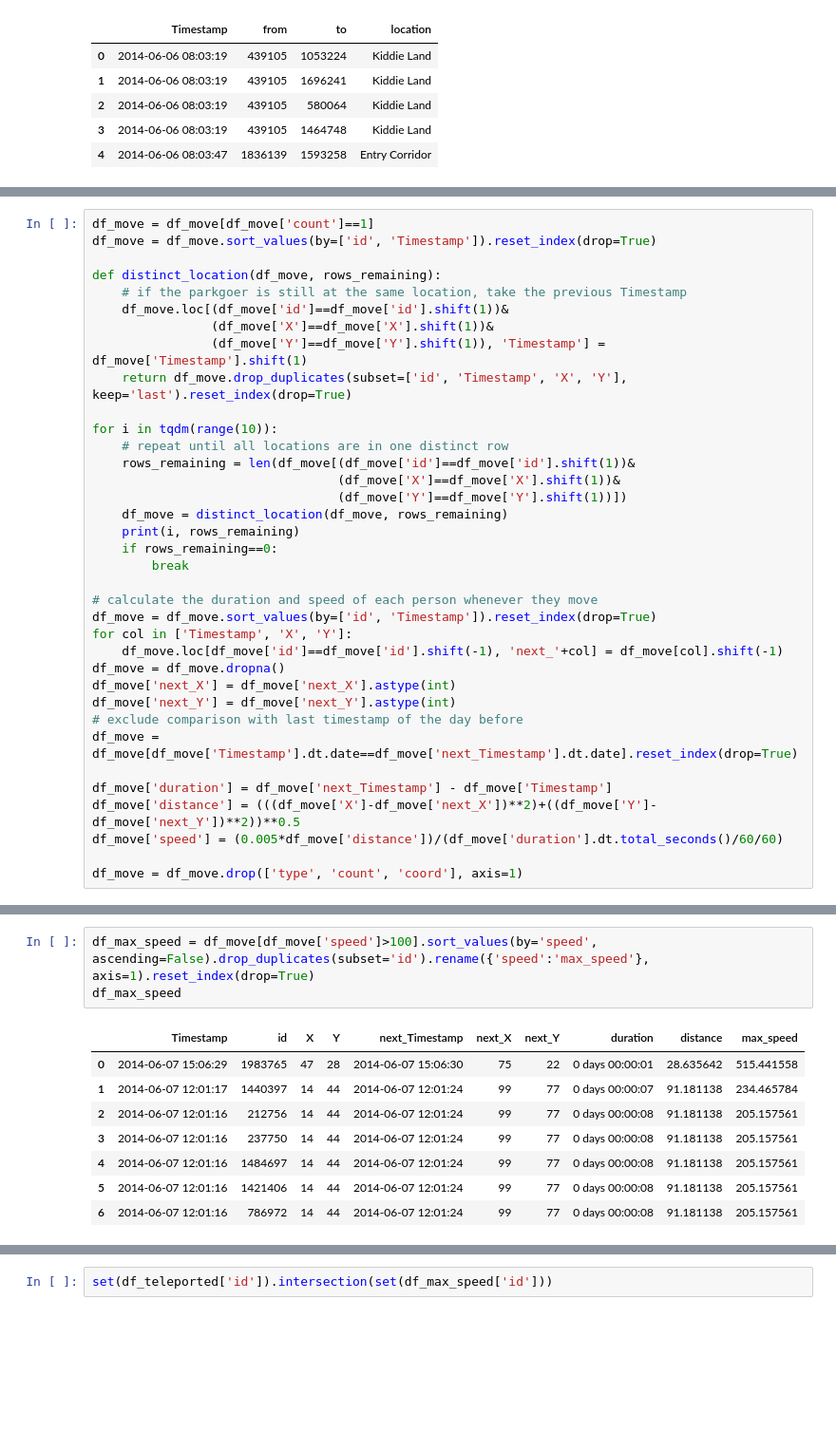
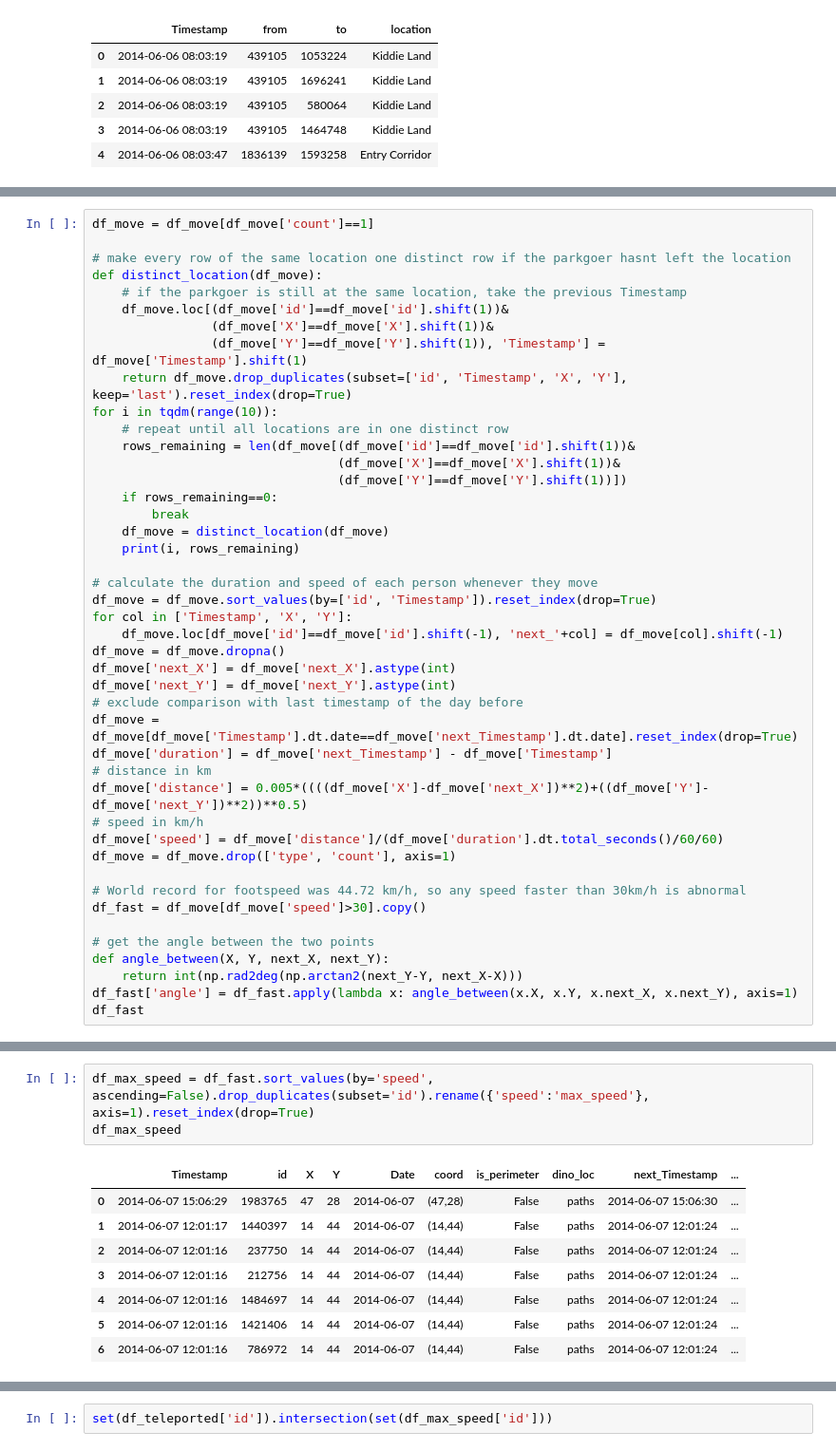
Before and after one commit to chongkairu/dinofunworld, a Jupyter notebook: Topic3_Find_Culprits.ipynb, the cells around one changed output, grey strips where cells are left out. Shown at 95% size. Drawn from its saved outputs; the diff is of its cells as text; blank space fills up the shorter version.

```diff
--- a/Topic3_Find_Culprits.ipynb
+++ b/Topic3_Find_Culprits.ipynb
@@ -118,23 +249,22 @@ array([1983765, 1600469])
 # %%
 df_move = df_move[df_move['count']==1]
-df_move = df_move.sort_values(by=['id', 'Timestamp']).reset_index(drop=True)
 
-def distinct_location(df_move, rows_remaining):
+# make every row of the same location one distinct row if the parkgoer hasnt left the location
+def distinct_location(df_move):
     # if the parkgoer is still at the same location, take the previous Timestamp
     df_move.loc[(df_move['id']==df_move['id'].shift(1))&
                 (df_move['X']==df_move['X'].shift(1))&
                 (df_move['Y']==df_move['Y'].shift(1)), 'Timestamp'] = df_move['Timestamp'].shift(1)
     return df_move.drop_duplicates(subset=['id', 'Timestamp', 'X', 'Y'], keep='last').reset_index(drop=True)
-
 for i in tqdm(range(10)):
     # repeat until all locations are in one distinct row
     rows_remaining = len(df_move[(df_move['id']==df_move['id'].shift(1))&
                                  (df_move['X']==df_move['X'].shift(1))&
                                  (df_move['Y']==df_move['Y'].shift(1))])
-    df_move = distinct_location(df_move, rows_remaining)
-    print(i, rows_remaining)
     if rows_remaining==0:
         break
+    df_move = distinct_location(df_move)
+    print(i, rows_remaining)
 
 # calculate the duration and speed of each person whenever they move
 df_move = df_move.sort_values(by=['id', 'Timestamp']).reset_index(drop=True)
@@ -145,12 +275,21 @@ df_move['next_X'] = df_move['next_X'].astype(int)
 df_move['next_Y'] = df_move['next_Y'].astype(int)
 # exclude comparison with last timestamp of the day before
 df_move = df_move[df_move['Timestamp'].dt.date==df_move['next_Timestamp'].dt.date].reset_index(drop=True)
+df_move['duration'] = df_move['next_Timestamp'] - df_move['Timestamp']
+# distance in km
+df_move['distance'] = 0.005*((((df_move['X']-df_move['next_X'])**2)+((df_move['Y']-df_move['next_Y'])**2))**0.5)
+# speed in km/h
+df_move['speed'] = df_move['distance']/(df_move['duration'].dt.total_seconds()/60/60)
+df_move = df_move.drop(['type', 'count'], axis=1)
 
-df_move['duration'] = df_move['next_Timestamp'] - df_move['Timestamp']
-df_move['distance'] = (((df_move['X']-df_move['next_X'])**2)+((df_move['Y']-df_move['next_Y'])**2))**0.5
-df_move['speed'] = (0.005*df_move['distance'])/(df_move['duration'].dt.total_seconds()/60/60)
+# World record for footspeed was 44.72 km/h, so any speed faster than 30km/h is abnormal
+df_fast = df_move[df_move['speed']>30].copy()
 
-df_move = df_move.drop(['type', 'count', 'coord'], axis=1)
+# get the angle between the two points
+def angle_between(X, Y, next_X, next_Y):
+    return int(np.rad2deg(np.arctan2(next_Y-Y, next_X-X)))
+df_fast['angle'] = df_fast.apply(lambda x: angle_between(x.X, x.Y, x.next_X, x.next_Y), axis=1)
+df_fast
 # %% [output]
 0 324826
 1 10063
@@ -183,12 +345,12 @@ df_move[df_move['speed']>100]
 # %%
-df_max_speed = df_move[df_move['speed']>100].sort_values(by='speed', ascending=False).drop_duplicates(subset='id').rename({'speed':'max_speed'}, axis=1).reset_index(drop=True)
+df_max_speed = df_fast.sort_values(by='speed', ascending=False).drop_duplicates(subset='id').rename({'speed':'max_speed'}, axis=1).reset_index(drop=True)
 df_max_speed
 # %% [output]
-|  | Timestamp | id | X | Y | next_Timestamp | next_X | next_Y | duration | distance | max_speed |
-| 0 | 2014-06-07 15:06:29 | 1983765 | 47 | 28 | 2014-06-07 15:06:30 | 75 | 22 | 0 days 00:00:01 | 28.635642 | 515.441558 |
-| 1 | 2014-06-07 12:01:17 | 1440397 | 14 | 44 | 2014-06-07 12:01:24 | 99 | 77 | 0 days 00:00:07 | 91.181138 | 234.465784 |
-| 2 | 2014-06-07 12:01:16 | 212756 | 14 | 44 | 2014-06-07 12:01:24 | 99 | 77 | 0 days 00:00:08 | 91.181138 | 205.157561 |
-| 3 | 2014-06-07 12:01:16 | 237750 | 14 | 44 | 2014-06-07 12:01:24 | 99 | 77 | 0 days 00:00:08 | 91.181138 | 205.157561 |
-| 4 | 2014-06-07 12:01:16 | 1484697 | 14 | 44 | 2014-06-07 12:01:24 | 99 | 77 | 0 days 00:00:08 | 91.181138 | 205.157561 |
-| 5 | 2014-06-07 12:01:16 | 1421406 | 14 | 44 | 2014-06-07 12:01:24 | 99 | 77 | 0 days 00:00:08 | 91.181138 | 205.157561 |
-| 6 | 2014-06-07 12:01:16 | 786972 | 14 | 44 | 2014-06-07 12:01:24 | 99 | 77 | 0 days 00:00:08 | 91.181138 | 205.157561 |
+|  | Timestamp | id | X | Y | Date | coord | is_perimeter | dino_loc | next_Timestamp | ... |
+| 0 | 2014-06-07 15:06:29 | 1983765 | 47 | 28 | 2014-06-07 | (47,28) | False | paths | 2014-06-07 15:06:30 | ... |
+| 1 | 2014-06-07 12:01:17 | 1440397 | 14 | 44 | 2014-06-07 | (14,44) | False | paths | 2014-06-07 12:01:24 | ... |
+| 2 | 2014-06-07 12:01:16 | 237750 | 14 | 44 | 2014-06-07 | (14,44) | False | paths | 2014-06-07 12:01:24 | ... |
+| 3 | 2014-06-07 12:01:16 | 212756 | 14 | 44 | 2014-06-07 | (14,44) | False | paths | 2014-06-07 12:01:24 | ... |
+| 4 | 2014-06-07 12:01:16 | 1484697 | 14 | 44 | 2014-06-07 | (14,44) | False | paths | 2014-06-07 12:01:24 | ... |
+| 5 | 2014-06-07 12:01:16 | 1421406 | 14 | 44 | 2014-06-07 | (14,44) | False | paths | 2014-06-07 12:01:24 | ... |
+| 6 | 2014-06-07 12:01:16 | 786972 | 14 | 44 | 2014-06-07 | (14,44) | False | paths | 2014-06-07 12:01:24 | ... |
```
Also changed, not shown: parts of 64 cells of this notebook.
